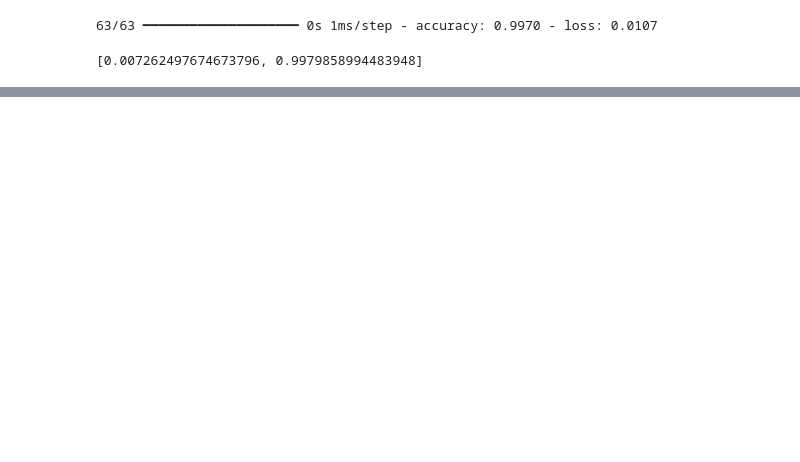
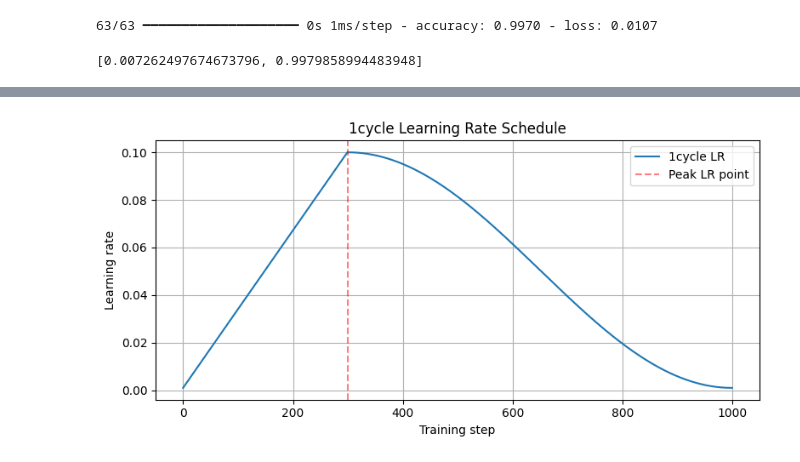
Before and after one commit to akshatkhatri/Machine_learning_playground, a Jupyter notebook: Chapter_10_geron/ann.ipynb, the cells around one changed output, grey strips where cells are left out. Saved outputs shown, nothing was run; the diff lists cells and outputs as text; code cells hidden in the pictures; blank space fills up the shorter version.

```diff
--- a/Chapter_10_geron/ann.ipynb
+++ b/Chapter_10_geron/ann.ipynb
@@ -817,0 +875,35 @@ model_B_on_A.evaluate(idx_6_7_X_test,idx_6_7_Y_test)
+# %%
+import matplotlib.pyplot as plt
+import numpy as np
+
+# Parameters
+total_steps = 1000        # Total training steps (epochs × batches)
+max_lr = 0.1               # Peak learning rate
+min_lr = 0.001             # Starting and ending learning rate
+pct_start = 0.3            # Fraction of steps to reach max_lr
+
+# Step counts
+up_steps = int(total_steps * pct_start)
+down_steps = total_steps - up_steps
+
+# LR increase (linear for simplicity)
+lr_up = np.linspace(min_lr, max_lr, up_steps)
+# LR decrease (cosine annealing style)
+lr_down = min_lr + (max_lr - min_lr) * 0.5 * (1 + np.cos(np.linspace(0, np.pi, down_steps)))
+
+# Full schedule
+lr_schedule = np.concatenate([lr_up, lr_down])
+
+# Plot
+plt.figure(figsize=(8, 4))
+plt.plot(lr_schedule, label="1cycle LR")
+plt.axvline(up_steps, color="red", linestyle="--", alpha=0.5, label="Peak LR point")
+plt.xlabel("Training step")
+plt.ylabel("Learning rate")
+plt.title("1cycle Learning Rate Schedule")
+plt.grid(True)
+plt.legend()
+plt.tight_layout()
+plt.show()
+# %% [output]
+[figure, added]
```
Also changed, not shown: parts of 7 cells of this notebook.
